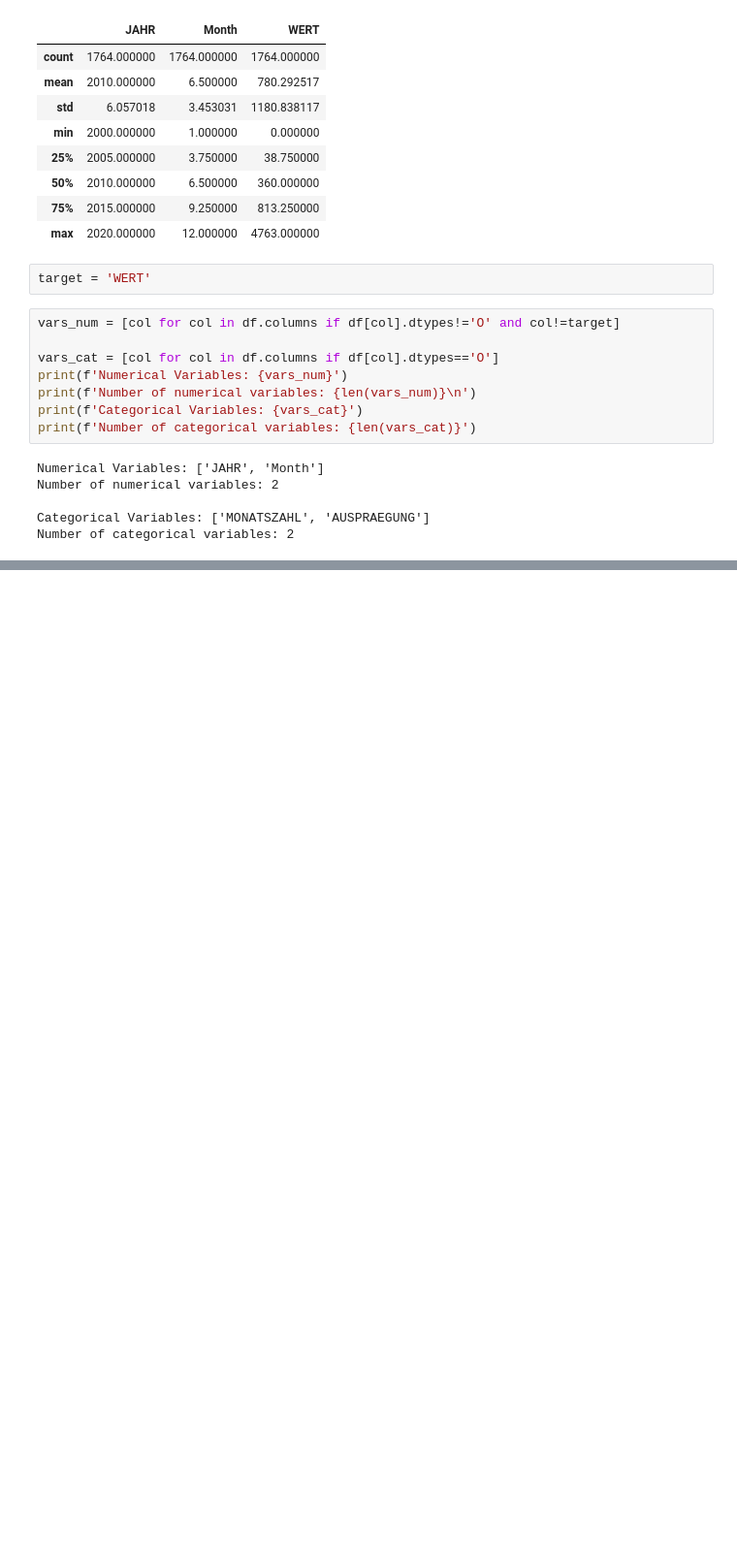
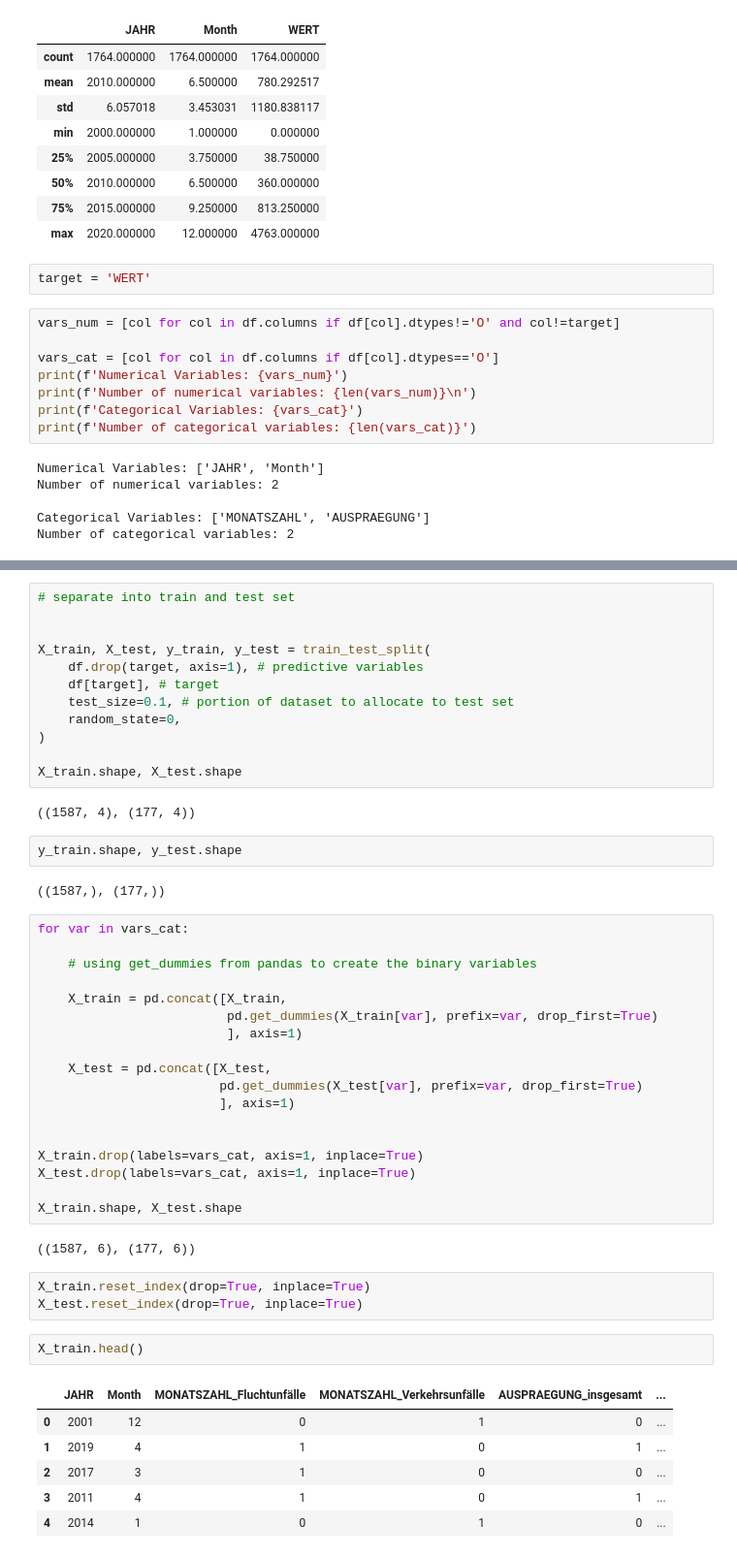
Before and after one commit to Honeson/dps_challenge, a Jupyter notebook: model.ipynb, the cells around one changed output, grey strips where cells are left out. Shown at 97% size. Saved outputs shown, nothing was run; the diff lists cells and outputs as text; blank space fills up the shorter version.

```diff
--- a/model.ipynb
+++ b/model.ipynb
@@ -129,2 +120,52 @@ plt.savefig('figures/monatszahl_bar.png')
 # %% [output]
 [figure]
+# %%
+# separate into train and test set
+
+
+X_train, X_test, y_train, y_test = train_test_split(
+    df.drop(target, axis=1), # predictive variables
+    df[target], # target
+    test_size=0.1, # portion of dataset to allocate to test set
+    random_state=0,
+)
+
+X_train.shape, X_test.shape
+# %% [output]
+((1587, 4), (177, 4))
+# %%
+y_train.shape, y_test.shape
+# %% [output]
+((1587,), (177,))
+# %%
+for var in vars_cat:
+
+    # using get_dummies from pandas to create the binary variables
+
+    X_train = pd.concat([X_train,
+                         pd.get_dummies(X_train[var], prefix=var, drop_first=True)
+                         ], axis=1)
+
+    X_test = pd.concat([X_test,
+                        pd.get_dummies(X_test[var], prefix=var, drop_first=True)
+                        ], axis=1)
+
+
+X_train.drop(labels=vars_cat, axis=1, inplace=True)
+X_test.drop(labels=vars_cat, axis=1, inplace=True)
+
+X_train.shape, X_test.shape
+# %% [output]
+((1587, 6), (177, 6))
+# %%
+X_train.reset_index(drop=True, inplace=True)
+X_test.reset_index(drop=True, inplace=True)
+# %%
+X_train.head()
+# %% [output]
+|  | JAHR | Month | MONATSZAHL_Fluchtunfälle | MONATSZAHL_Verkehrsunfälle | AUSPRAEGUNG_insgesamt | ... |
+| 0 | 2001 | 12 | 0 | 1 | 0 | ... |
+| 1 | 2019 | 4 | 1 | 0 | 1 | ... |
+| 2 | 2017 | 3 | 1 | 0 | 0 | ... |
+| 3 | 2011 | 4 | 1 | 0 | 1 | ... |
+| 4 | 2014 | 1 | 0 | 1 | 0 | ... |
```
Also changed, not shown: parts of 5 cells of this notebook.
